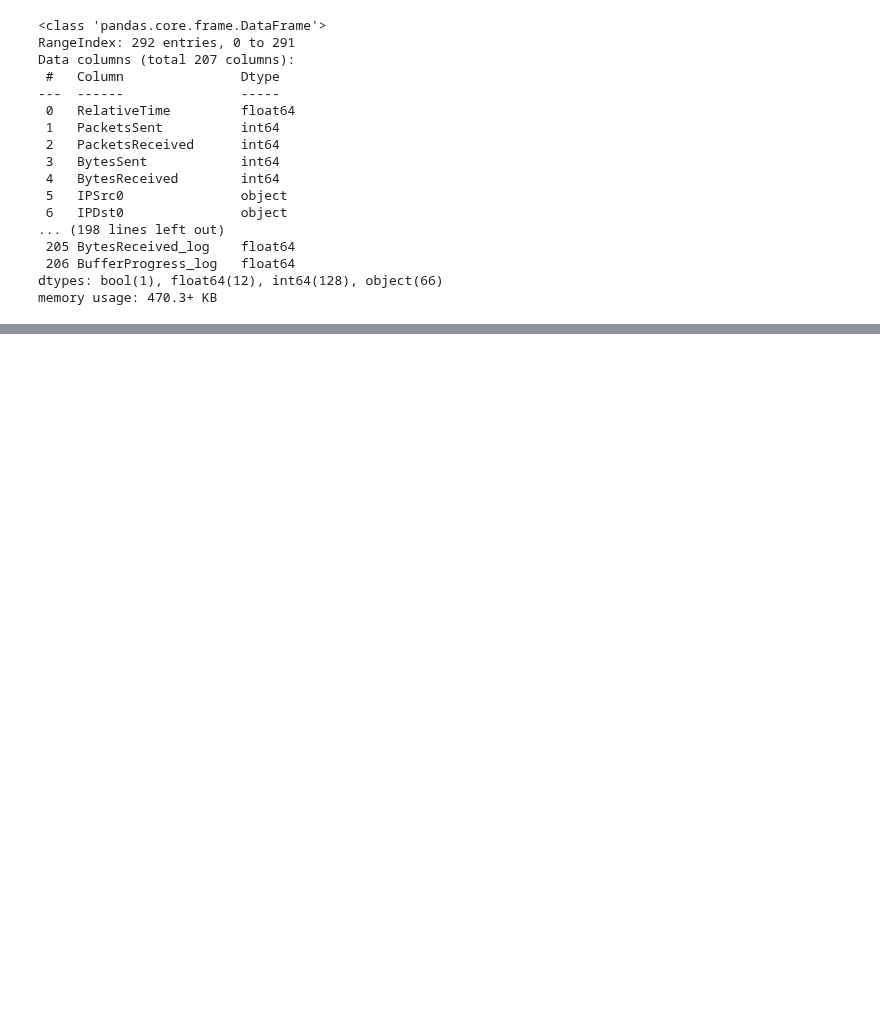
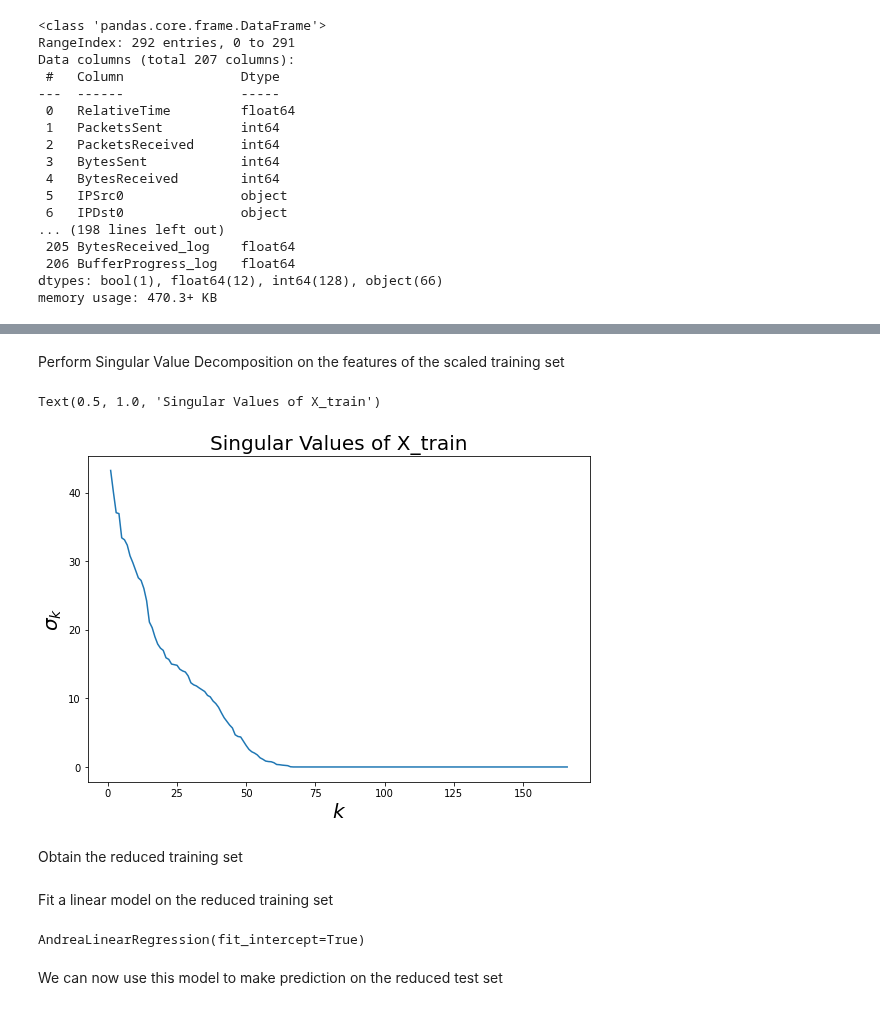
Before and after one commit to andreaaraldo/machine-learning-for-networks, a Jupyter notebook: 07.dimensionality-reduction/b.svd-and-regression.ipynb, the cells around one changed output, grey strips where cells are left out. Drawn from its saved outputs; the diff is of its cells as text; code cells hidden in the pictures; blank space fills up the shorter version.

Commit message:
svd and regression

```diff
--- a/07.dimensionality-reduction/b.svd-and-regression.ipynb
+++ b/07.dimensionality-reduction/b.svd-and-regression.ipynb
@@ -982,0 +86,14 @@ outfile.close()
+# %%
+cols_to_remove = list(["label", "EpochTime", "StartTime", "KBytesReceived"])
+columns_we_cannot_observe = list(["Buffering", "Paused", "Playing", "CollectData",
+              "PlaybackProgress", "Length", "BufferHealth", "BufferProgress",
+              "BufferValid"])
+log_transformed_cols = list(df.columns[df.columns.str.contains('_log')] )
+ip_address_cols  = list( df.columns[df.columns.str.contains('IP')] )
+cols_to_remove += columns_we_cannot_observe
+cols_to_remove += log_transformed_cols
+cols_to_remove += ip_address_cols
+print("Removing the following columns: ", cols_to_remove)
+
+df = df.drop(cols_to_remove, axis=1)
+df.info(verbose=True)
@@ -982,0 +120,7 @@ outfile.close()
+# %%
+protocol_columns =  df.columns[df.columns.str.contains('Protocol')]
+print("The columns concerning protocols are ", protocol_columns)
+
+encoder = ce.OneHotEncoder(cols=protocol_columns, use_cat_names=True)
+df = encoder.fit_transform(df)
+df.head()
@@ -982,0 +144,8 @@ outfile.close()
+# %%
+df_train, df_test = train_test_split(df, test_size=0.3, random_state=19)
+
+X_train = df_train.drop("label_num", axis=1)
+y_train = df_train["label_num"]
+
+X_test = df_test.drop("label_num", axis=1)
+y_test = df_test["label_num"]
@@ -982,0 +173,17 @@ outfile.close()
+# %%
+scaler = StandardScaler()
+X_train_sca = scaler.fit_transform(X_train)
+# %% [markdown]
+Perform Singular Value Decomposition on the features of the scaled training set
+# %%
+u,s,vt = np.linalg.svd(X_train_sca)
+fig = plt.figure(figsize=(9,6))
+plt.plot(range(1,1+len(s)),s)
+plt.xlabel(r'$k$',size=20)
+plt.ylabel(r'$\sigma_k$',size=20)
+plt.title(r'Singular Values of X_train',size=20)
+# %% [output]
+Text(0.5, 1.0, 'Singular Values of X_train')
+[figure, added]
+# %% [markdown]
+Obtain the reduced training set
@@ -982,0 +193,9 @@ outfile.close()
+# %% [markdown]
+Fit a linear model on the reduced training set
+# %%
+model = AndreaLinearRegression()
+model.fit(X_train_reduced, y_train)
+# %% [output]
+AndreaLinearRegression(fit_intercept=True)
+# %% [markdown]
+We can now use this model to make prediction on the reduced test set
```
Also changed, not shown: parts of 139 cells of this notebook.
